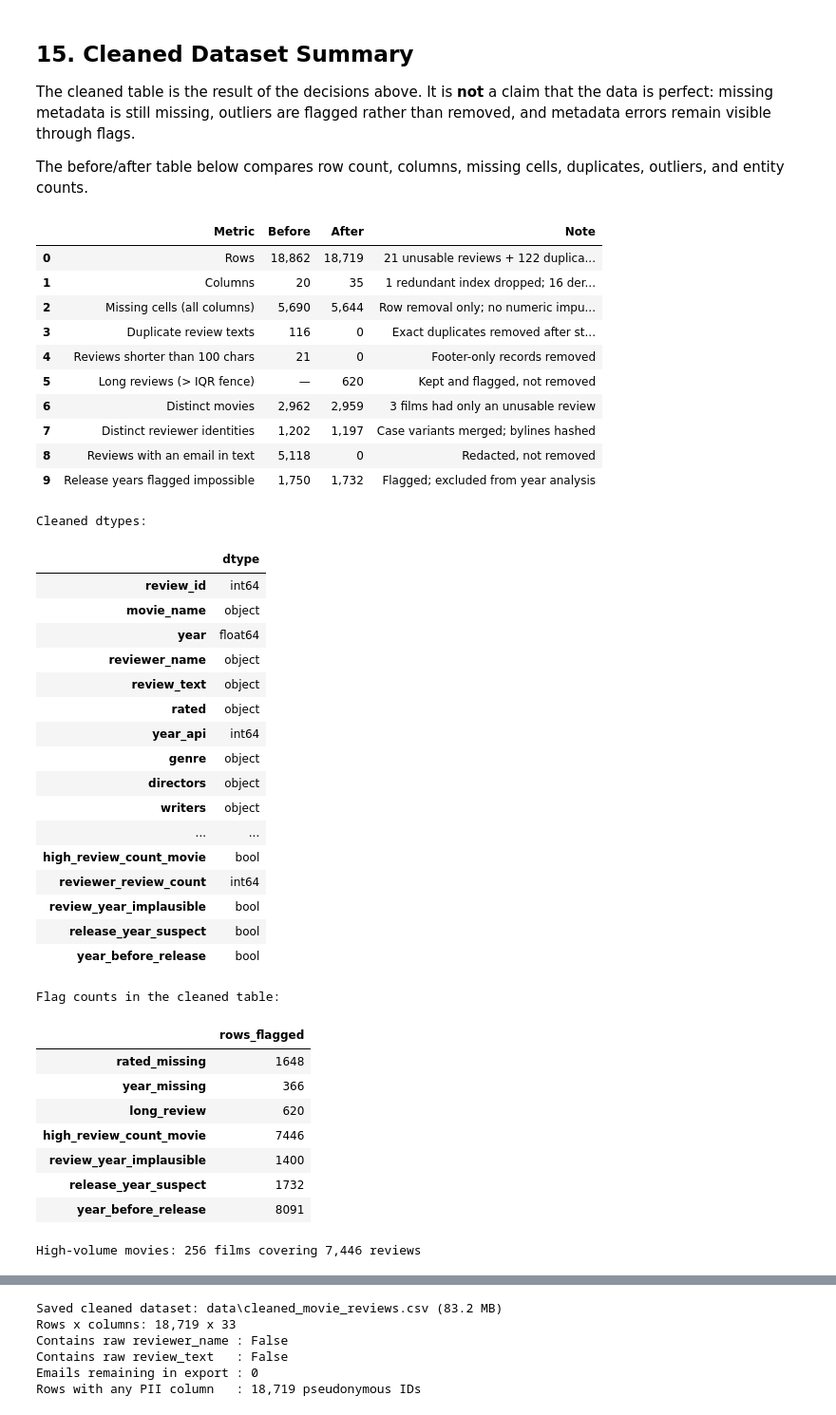
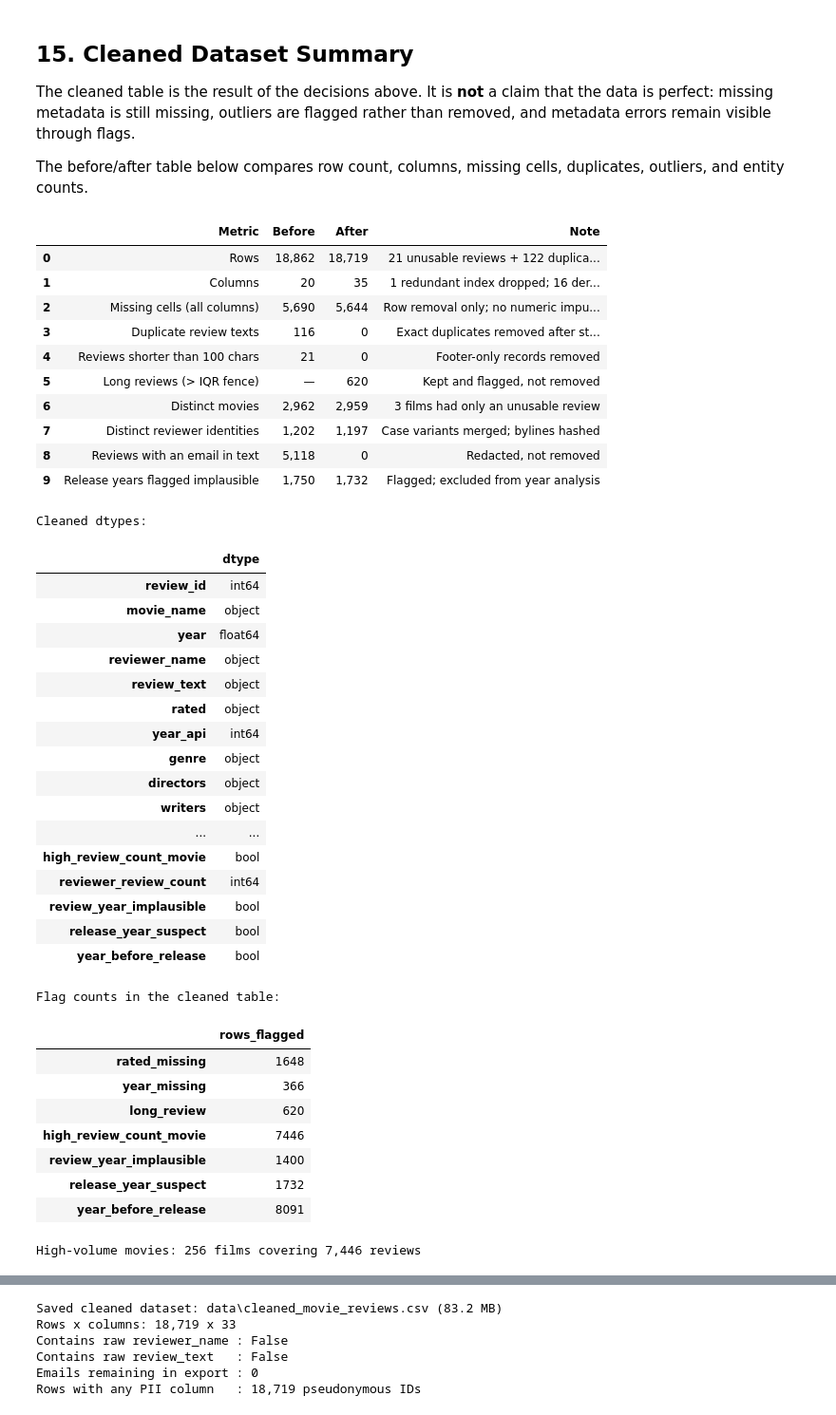
Before and after one commit to a207334-cmyk/data-engineering-group-project, a Jupyter notebook: Assignment1_EDA.ipynb, the cells around one changed output, grey strips where cells are left out. Shown at 95% size. Saved outputs shown, nothing was run; the diff lists cells and outputs as text; code cells hidden in the pictures.

```diff
--- a/Assignment1_EDA.ipynb
+++ b/Assignment1_EDA.ipynb
@@ -1612,35 +1626,35 @@ summary = pd.DataFrame([
     ("Columns", f"{df_raw.shape[1]:,}", f"{df_clean.shape[1]:,}", "1 redundant index dropped; 16 derived/flag columns added"),
     ("Missing cells (all columns)", f"{int(df_raw.isna().sum().sum()):,}", f"{int(df_clean.isna().sum().sum()):,}", "Row removal only; no numeric imputation"),
     ("Duplicate review texts", f"{int(df_raw.review_text.duplicated().sum()):,}", "0", "Exact duplicates removed after standardisation"),
     ("Reviews shorter than 100 chars", "21", "0", "Footer-only records removed"),
     ("Long reviews (> IQR fence)", "—", f"{int(df_clean.long_review.sum()):,}", "Kept and flagged, not removed"),
     ("Distinct movies", f"{df_raw.movie_name.nunique():,}", f"{df_clean.movie_name.nunique():,}", "3 films had only an unusable review"),
     ("Distinct reviewer identities", f"{df_raw.reviewer_name.str.lower().str.strip().nunique():,}", f"{df_clean.reviewer_id.nunique():,}", "Case variants merged; bylines hashed"),
     ("Reviews with an email in text", f"{int((email_counts > 0).sum()):,}", "0", "Redacted, not removed"),
-    ("Release years flagged impossible", f"{int((df_raw.year_api > 2001).sum()):,}", f"{int(df_clean.release_year_suspect.sum()):,}", "Flagged; excluded from year analysis"),
+    ("Release years flagged implausible", f"{int((df_raw.year_api > 2001).sum()):,}", f"{int(df_clean.release_year_suspect.sum()):,}", "Flagged; excluded from year analysis"),
 ], columns=["Metric", "Before", "After", "Note"])
 display(summary)
 
 print("Cleaned dtypes:")
 display(df_clean.dtypes.astype(str).to_frame("dtype"))
 
 print("\nFlag counts in the cleaned table:")
 flags = ["rated_missing", "year_missing", "long_review", "high_review_count_movie",
          "review_year_implausible", "release_year_suspect", "year_before_release"]
 display(df_clean[flags].sum().to_frame("rows_flagged"))
 print(f"High-volume movies: {int(high_volume_movies.sum()):,} films covering {int(df_clean.high_review_count_movie.sum()):,} reviews")
 # %% [output]
 |  | Metric | Before | After | Note |
 | 0 | Rows | 18,862 | 18,719 | 21 unusable reviews + 122 duplica... |
 | 1 | Columns | 20 | 35 | 1 redundant index dropped; 16 der... |
 | 2 | Missing cells (all columns) | 5,690 | 5,644 | Row removal only; no numeric impu... |
 | 3 | Duplicate review texts | 116 | 0 | Exact duplicates removed after st... |
 | 4 | Reviews shorter than 100 chars | 21 | 0 | Footer-only records removed |
 | 5 | Long reviews (> IQR fence) | — | 620 | Kept and flagged, not removed |
 | 6 | Distinct movies | 2,962 | 2,959 | 3 films had only an unusable review |
 | 7 | Distinct reviewer identities | 1,202 | 1,197 | Case variants merged; bylines hashed |
 | 8 | Reviews with an email in text | 5,118 | 0 | Redacted, not removed |
-| 9 | Release years flagged impossible | 1,750 | 1,732 | Flagged; excluded from year analysis |
+| 9 | Release years flagged implausible | 1,750 | 1,732 | Flagged; excluded from year analysis |
 Cleaned dtypes:
 |  | dtype |
 | review_id | int64 |
```
Also changed, not shown: parts of 20 cells of this notebook, 5 other files.
